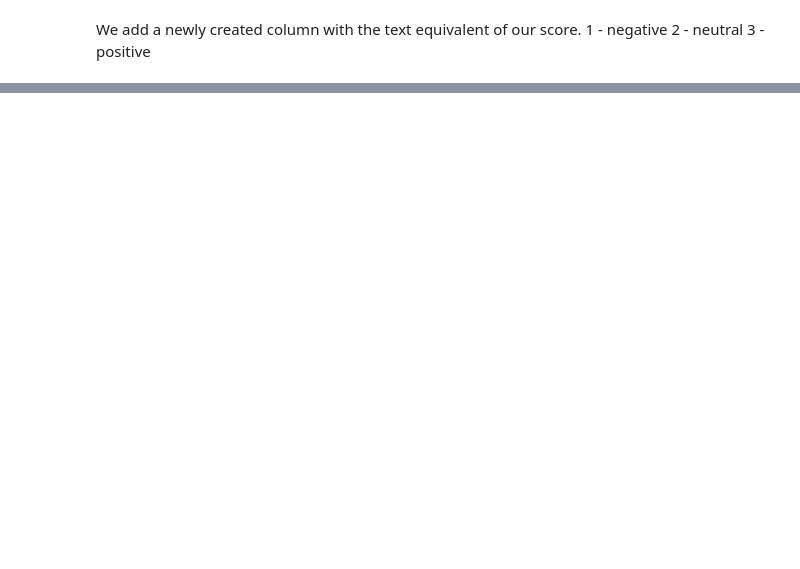
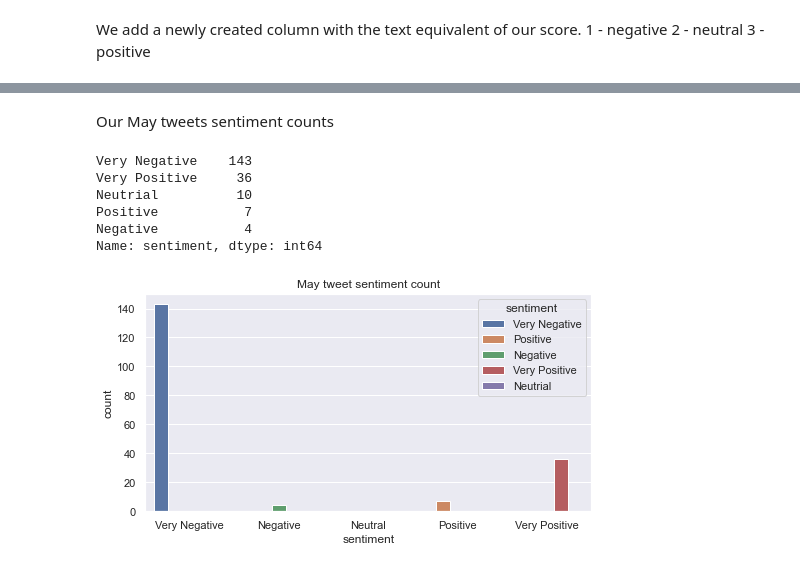
Before and after one commit to InnocentAnyaele/sentiment-analysis-on-elevy-tweets, a Jupyter notebook: main.ipynb, the cells around one changed output, grey strips where cells are left out. Saved outputs shown, nothing was run; the diff lists cells and outputs as text; code cells hidden in the pictures; blank space fills up the shorter version.

```diff
--- a/main.ipynb
+++ b/main.ipynb
@@ -234,0 +236,22 @@ Our sentiment count, shows 780 negatives, 86 positives, 24 neutrals
+# %%
+import datetime
+
+may_df = df[(df['Date'] > datetime.datetime(2022, 4, 30, 00, 0, tzinfo=datetime.timezone.utc)) & (
+    (df['Date'] < datetime.datetime(2022, 6, 1, 00, 0, tzinfo=datetime.timezone.utc)))]
+june_df = df[(df['Date'] > datetime.datetime(2022, 5, 31, 00, 0, tzinfo=datetime.timezone.utc)) & (
+    (df['Date'] < datetime.datetime(2022, 7, 1, 00, 0, tzinfo=datetime.timezone.utc)))]
+july_df = df[(df['Date'] > datetime.datetime(2022, 6, 30, 00, 0, tzinfo=datetime.timezone.utc)) & (
+    (df['Date'] < datetime.datetime(2022, 8, 1, 00, 0, tzinfo=datetime.timezone.utc)))]
+august_df = df[(df['Date'] > datetime.datetime(2022, 7, 31, 00, 0, tzinfo=datetime.timezone.utc)) & (
+    (df['Date'] < datetime.datetime(2022, 9, 1, 00, 0, tzinfo=datetime.timezone.utc)))]
+
+print('total tweet sentiment score description \n',
+      '--------------------------------------\n', df['sentiment_score'].describe(), '\n')
+print('may tweet sentiment score description \n',
+      '--------------------------------------\n', may_df['sentiment_score'].describe(), '\n')
+print('june tweet sentiment score description \n',
+      '--------------------------------------\n', june_df['sentiment_score'].describe(), '\n')
+print('july tweet sentiment score description \n',
+      '--------------------------------------\n', july_df['sentiment_score'].describe(), '\n')
+print('august tweet sentiment score description \n',
+      '--------------------------------------\n', august_df['sentiment_score'].describe(), '\n')
@@ -250,0 +311,15 @@ sentiment_count_chart.get_figure().savefig('sentiment_count_chart.png')
+# %% [markdown]
+Our May tweets sentiment counts
+# %%
+print(may_df['sentiment'].value_counts())
+may_count = sns.countplot(x='sentiment', data=may_df, hue='sentiment', order=['Very Negative', 'Negative', 'Neutral', 'Positive', 'Very Positive'])
+may_count.set(title = 'May tweet sentiment count')
+may_count.get_figure().savefig('may_count.png')
+# %% [output]
+Very Negative    143
+Very Positive     36
+Neutrial          10
+Positive           7
+Negative           4
+Name: sentiment, dtype: int64
+[figure, added]
```
Also changed, not shown: parts of 20 cells of this notebook, 11 other files.
